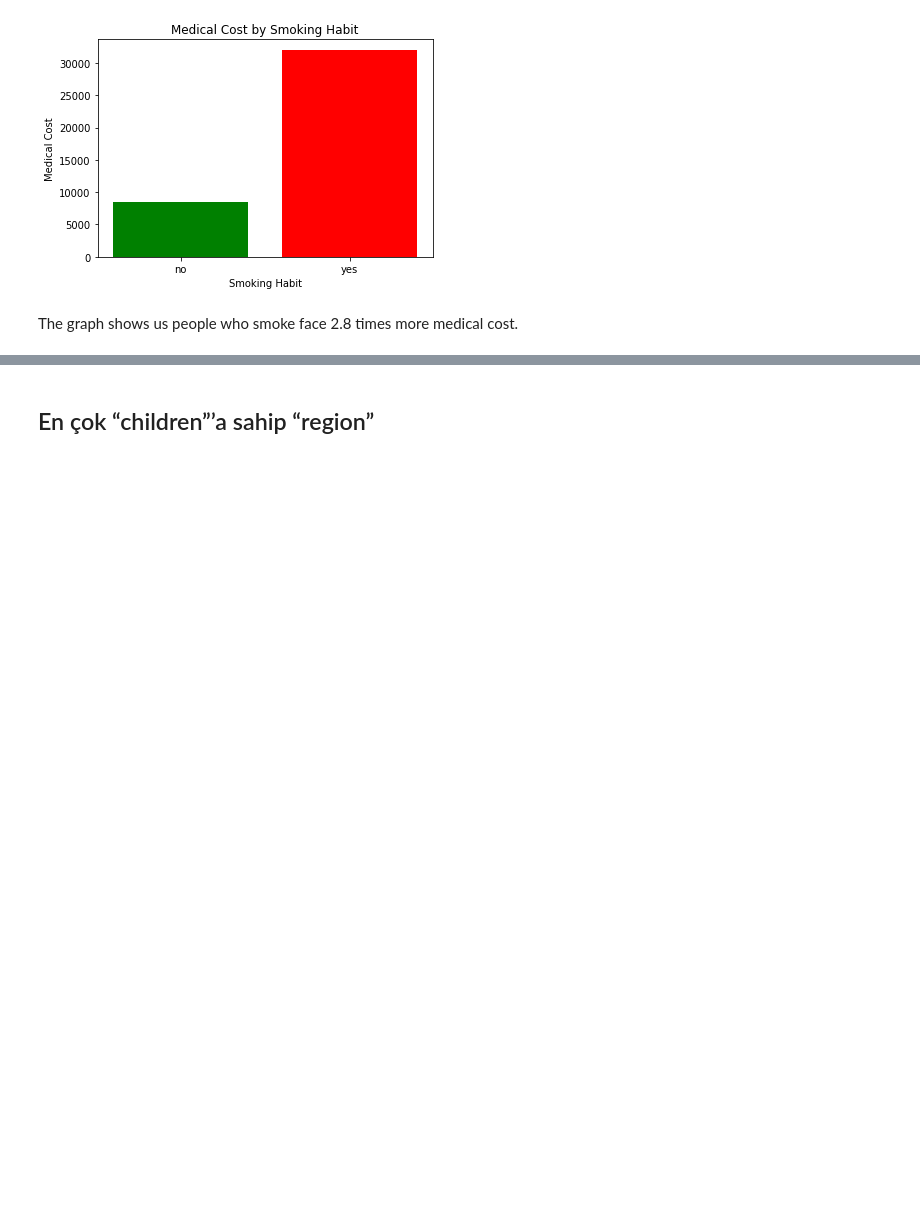
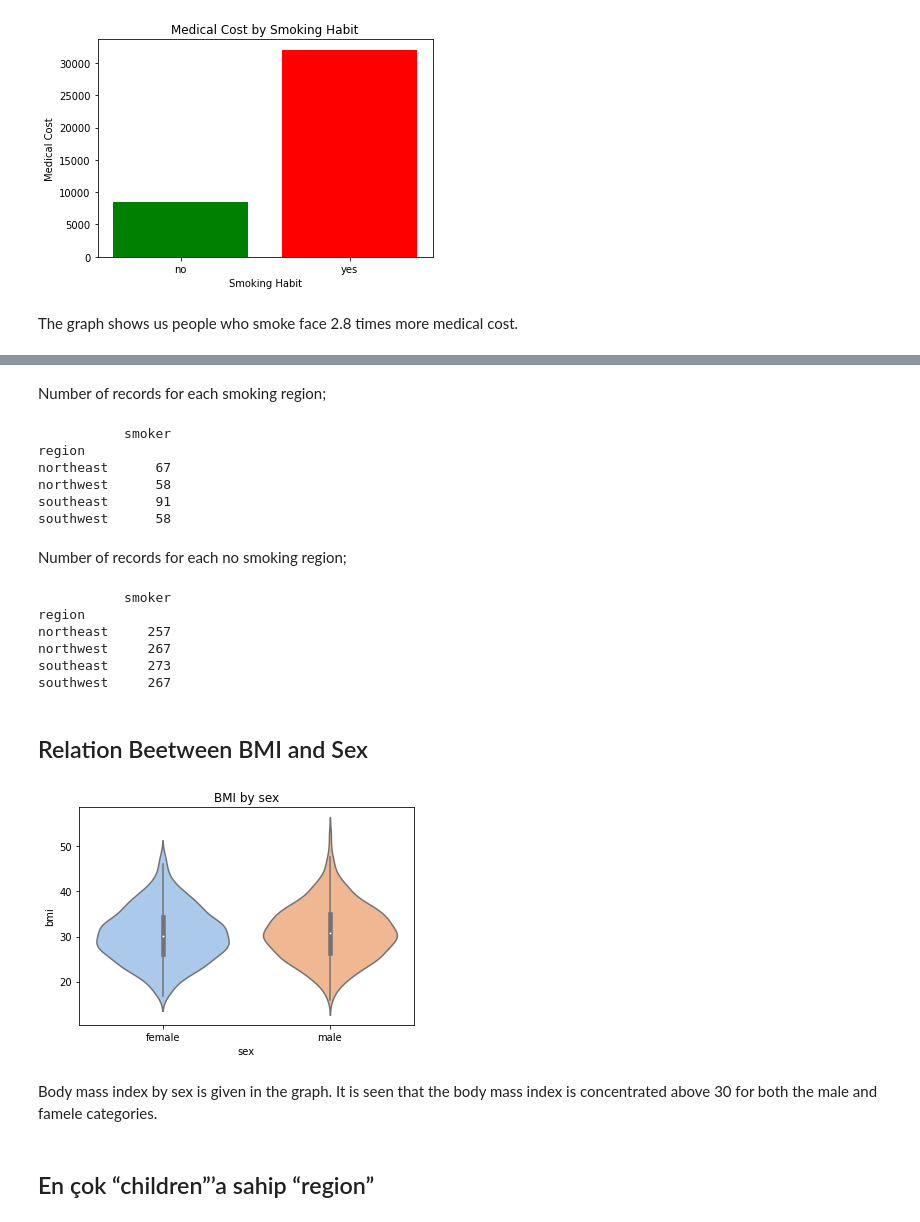
Before and after one commit to mharunturkmenoglu/GlobalAIHubSummerCamp22, a Jupyter notebook: Medical_Cost_Analysis.ipynb, the cells around one changed output, grey strips where cells are left out. Cells and saved outputs as stored; diff of their text form; code cells hidden in the pictures; blank space fills up the shorter version.

```diff
--- a/Medical_Cost_Analysis.ipynb
+++ b/Medical_Cost_Analysis.ipynb
@@ -102,3 +112,39 @@ The graph shows us people who smoke face 2.8 times more medical cost.
+# %% [markdown]
+Number of records for each smoking region;
+# %%
+result = data.query('smoker == "yes"').groupby("region").count()
+
+print(result.filter(items=['smoker']))
+# %% [output]
+           smoker
+region
+northeast      67
+northwest      58
+southeast      91
+southwest      58
+# %% [markdown]
+Number of records for each no smoking region;
+# %%
+result = data.query('smoker == "no"').groupby("region").count()
+
+print(result.filter(items=['smoker']))
+# %% [output]
+           smoker
+region
+northeast     257
+northwest     267
+southeast     273
+southwest     267
+# %% [markdown]
+## Relation Beetween BMI and Sex
+# %%
+sns.violinplot(x="sex", y="bmi", data=data, palette="pastel")
+plt.title("BMI by sex")
+plt.show()
+# %% [output]
+[figure, added]
+# %% [markdown]
+Body mass index by sex is given in the graph. It is seen that the body mass index is concentrated above 30 for both the male and famele categories.
 # %% [markdown]
 ## En çok “children”’a sahip “region”
 # %%
```
Also changed, not shown: parts of 71 cells of this notebook, 1 other file.
